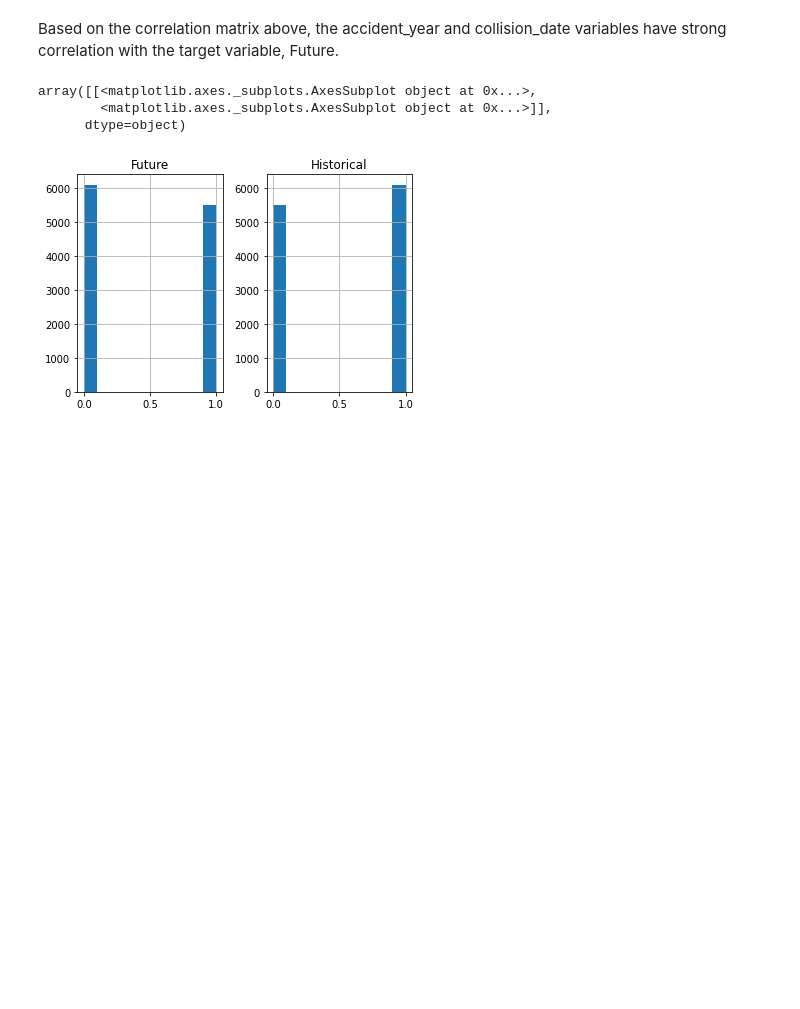
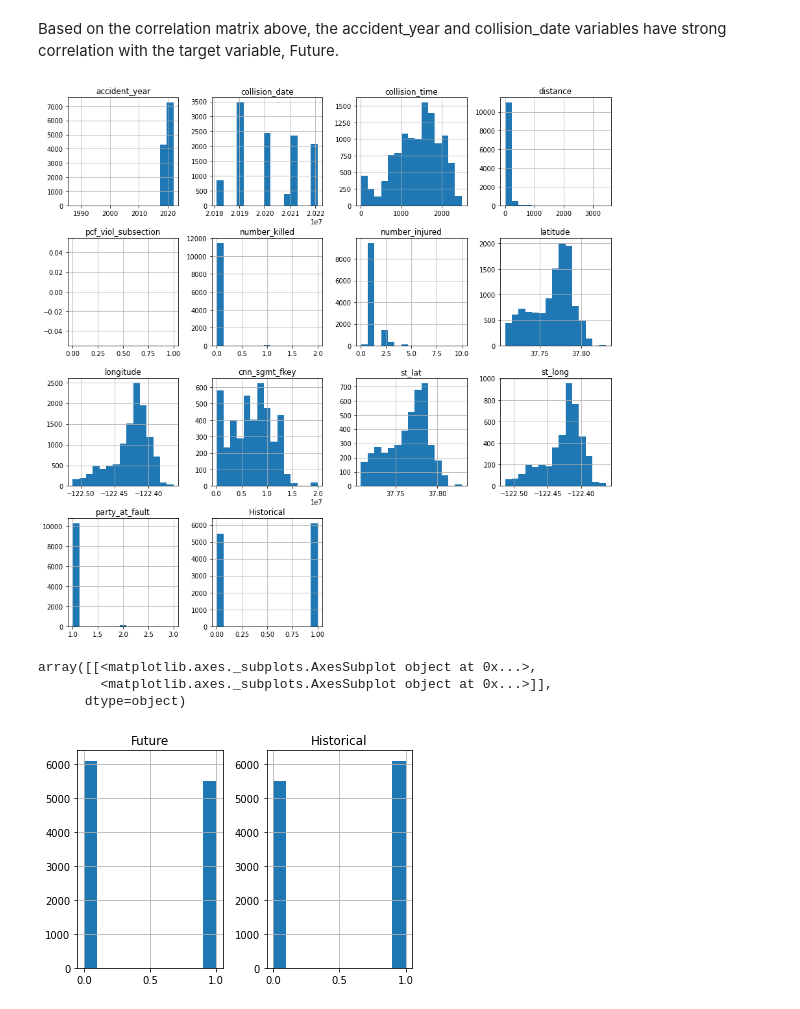
Before and after one commit to arisanguyen/210_Capstone_Aditya_Arisa_Noriel, a Jupyter notebook: Noriel_(Edit)_Collisions_Mapping_by_Tiles.ipynb, the cells around one changed output. Saved outputs shown, nothing was run; the diff lists cells and outputs as text; code cells hidden in the pictures; blank space fills up the shorter version.

```diff
--- a/Noriel_(Edit)_Collisions_Mapping_by_Tiles.ipynb
+++ b/Noriel_(Edit)_Collisions_Mapping_by_Tiles.ipynb
@@ -245,5 +284,10 @@ Scrape data and create model that takes inputs of satellite images or OSM files
 # %% [markdown]
 Based on the correlation matrix above, the accident_year and collision_date variables have strong correlation with the target variable, Future.
+# %%
+collisions[FIELDS_numeric[:-1]].hist(figsize=(15,15), bins=15)
+mp.show()
+# %% [output]
+[figure, added]
 # %%
 #how many tiles had the same historical and future number of collisions, how many went up, and how many went down
 
```
Also changed, not shown: parts of 10 cells of this notebook.
